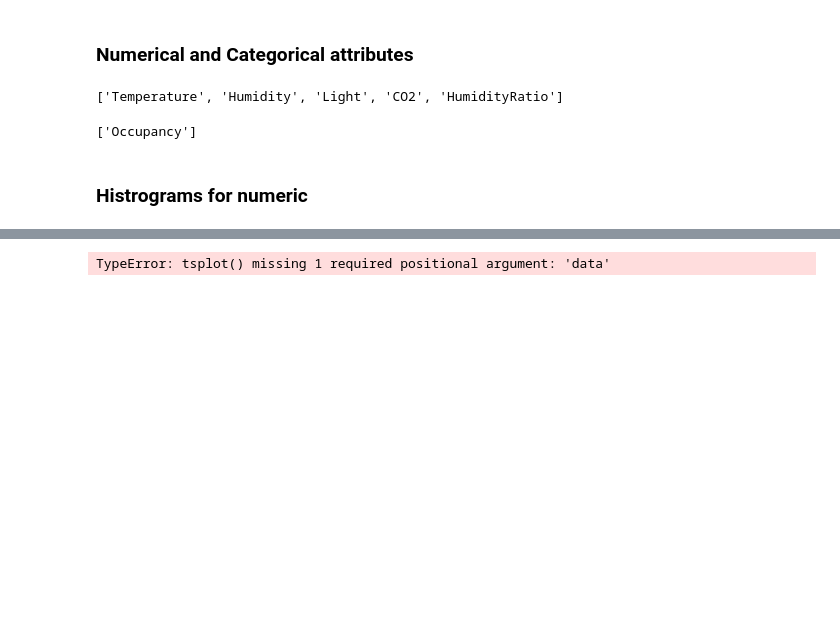
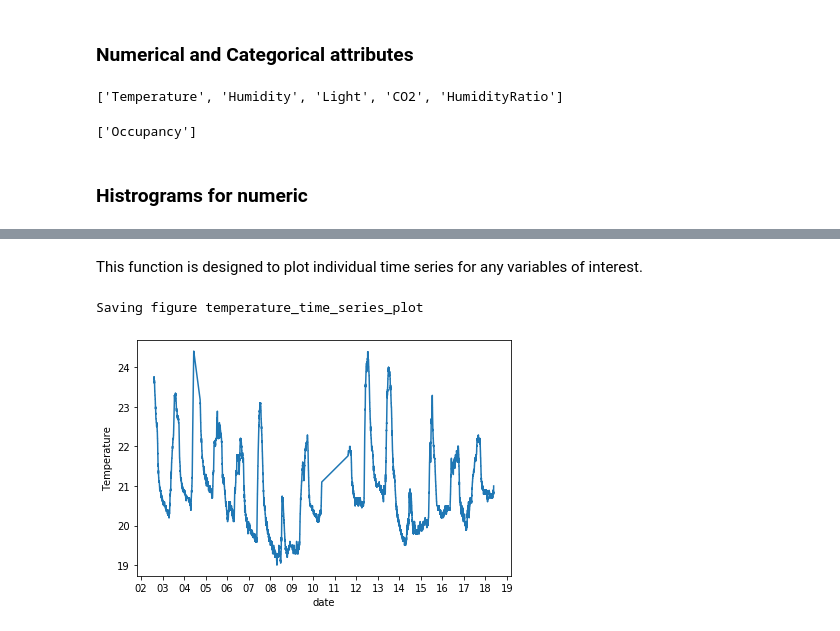
Before and after one commit to harshit-bajpai/Machine-learning-models, a Jupyter notebook: occupancy_detection.ipynb, the cells around one changed output, grey strips where cells are left out. Cells and saved outputs as stored; diff of their text form; code cells hidden in the pictures; blank space fills up the shorter version.

```diff
--- a/occupancy_detection.ipynb
+++ b/occupancy_detection.ipynb
@@ -189,4 +193,19 @@ array([['2015-02-04T17:51:00.000000000'],
-# %%
-sns.tsplot(x= df[['date']].values, y = df[['Light']].values)
-# %% [output]
-TypeError: tsplot() missing 1 required positional argument: 'data'
+# %%
+def individual_timeseries_plot(data,col_name,date_col):
+    import matplotlib.dates as mdates
+    tick_unit = mdates.DayLocator()  # every day
+    tick_fmt = mdates.DateFormatter('%d')
+    from pandas.plotting import register_matplotlib_converters
+    register_matplotlib_converters()
+    fig, ax = plt.subplots()
+    fig = sns.lineplot(x = date_col, y = col_name, data = df)
+    ax.xaxis.set_major_locator(tick_unit)
+    ax.xaxis.set_major_formatter(tick_fmt)
+# %% [markdown]
+This function is designed to plot individual time series for any variables of interest.
+# %%
+individual_timeseries_plot(df,'Temperature','date')
+save_fig("temperature_time_series_plot")
+# %% [output]
+Saving figure temperature_time_series_plot
+[figure, added]
```
Also changed, not shown: parts of 23 cells of this notebook, 4 other files.
